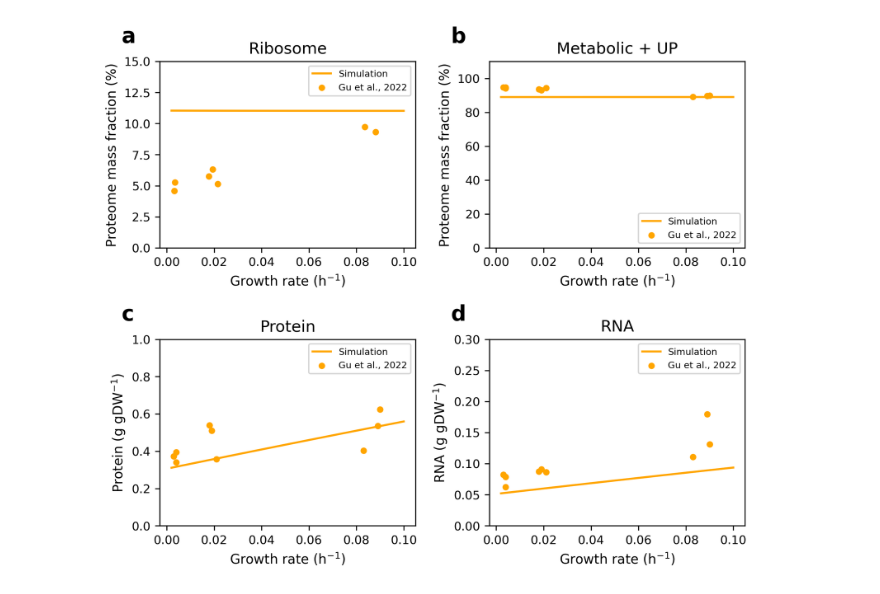
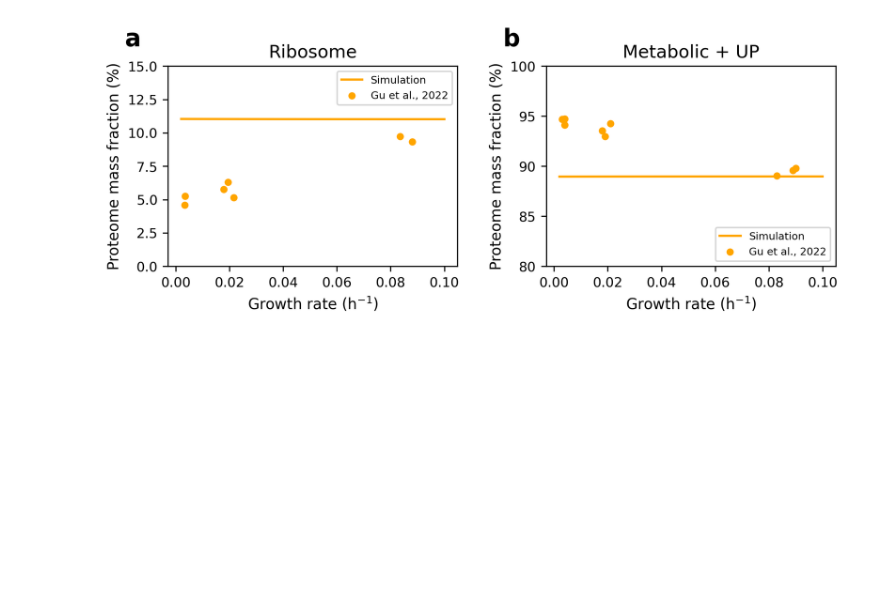
Before and after one commit to GhadaSamir2/pcMMP-model, a Jupyter notebook: Phosphate-Limited with constant k_ribo Simaultion.ipynb, the cells around one changed output. Saved outputs shown, nothing was run; the diff lists cells and outputs as text; code cells hidden in the pictures; blank space fills up the shorter version.

```diff
--- a/Phosphate-Limited with constant k_ribo Simaultion.ipynb
+++ b/Phosphate-Limited with constant k_ribo Simaultion.ipynb
@@ -21,7 +21,7 @@ def limitation_simulation():
          "metabolic_up_list": [],
         "ribosome_list": [], "total_proteins": []
     }
-    mus=[0.002, 0.01, 0.02, 0.03, 0.04, 0.05, 0.06, 0.07, 0.08, 0.09,0.1]
+    mus=[0.002,0.003,0.004, 0.01, 0.02, 0.03, 0.04, 0.05, 0.06, 0.07, 0.08, 0.09,0.1]
     for i, mu in enumerate(mus, start=1):
 
         sim.file_path = f"output/lp_file_phosphate_con_kcat{i}.lp"
@@ -48,66 +48,72 @@ def plot(results_phosphate):
         "axes.titlesize": 12,
         "axes.labelsize": 10,
         "xtick.labelsize":9,
         "ytick.labelsize": 9,
         "legend.fontsize": 7
     })
 
 
     mu_list = results_phosphate['mu_list']
 
     diluation_rate_phosphate = [0.004,0.003,0.004,0.019,0.018,0.021,0.089,0.083,0.090],
     exp_phoshate_protein = [0.340122082,0.373015028,0.394486759,0.510297316,0.539535463,0.357482229,0.534967025,0.403166849,0.623595176]
     exp_phosphate_RNA = [0.062555704,0.08202801,0.078822118,0.090647634,0.087375565,0.086344534,0.17950974,0.110794618,0.131342481]
     exp_phosphate_ribsome_x = [0.003272973, 0.003487615, 0.021544347, 0.017806336, 0.019380114, 0.083529305, 0.088069874],
     exp_phosphate_ribsome_y= [4.577735363, 5.268714659, 5.153551077, 5.758158235, 6.305182504, 9.73128644, 9.328215001]
     exp_phosphate_metabolic_up_x= [0.004,0.003,0.004,0.019,0.018,0.021,0.089,0.083,0.090],
     exp_phosphate_metabolic_up_y=[94.72140762,94.69831643,94.10985305,92.98337479,93.54020768,94.2591956,89.57755165,89.03666427,89.80582524]
 
-    fig, axes = plt.subplots(2, 2, figsize=(7, 6), dpi=300)
-    subplot_labels = ["a", "b", "c", "d"]
-    axes[0, 0].plot(mu_list, results_phosphate['ribosome_list'], label="Simulation", color='orange')
-    axes[0, 0].scatter(exp_phosphate_ribsome_x, exp_phosphate_ribsome_y, label="Gu et al., 2022", color='orange', s=15)
-    axes[0, 0].set_title("Ribosome")
-    axes[0, 0].set_ylabel("Proteome mass fraction (%)")
-    axes[0, 0].set_xlabel("Growth rate (h$^{-1}$)")
-    axes[0, 0].set_ylim(0, 15)
-    axes[0, 0].legend()
-    axes[0, 0].text(-0.15, 1.1, subplot_labels[0], transform=axes[0, 0].transAxes,fontsize=16, fontweight='bold')
+    fig1, axes1 = plt.subplots(1, 2, figsize=(7, 3), dpi=300)
+    subplot_labels = ["a", "b"]
+    axes1[0].plot(mu_list, results_phosphate['ribosome_list'], label="Simulation", color='orange')
+    axes1[0].scatter(exp_phosphate_ribsome_x, exp_phosphate_ribsome_y, label="Gu et al., 2022", color='orange', s=15)
+    axes1[0].set_title("Ribosome")
+    axes1[0].set_ylabel("Proteome mass fraction (%)")
+    axes1[0].set_xlabel("Growth rate (h$^{-1}$)")
+    axes1[0].set_ylim(0, 15)
+    axes1[0].legend()
+    axes1[0].text(-0.15, 1.1, subplot_labels[0], transform=axes1[0].transAxes,fontsize=16, fontweight='bold')
 
-    axes[0, 1].plot(mu_list, results_phosphate['metabolic_up_list'], label="Simulation", color='orange')
-    axes[0, 1].scatter(exp_phosphate_metabolic_up_x, exp_phosphate_metabolic_up_y, label="Gu et al., 2022", color='orange', s=15)
-    axes[0, 1].set_title("Metabolic + UP")
-    axes[0, 1].set_ylabel("Proteome mass fraction (%)")
-    axes[0, 1].set_xlabel("Growth rate (h$^{-1}$)")
-    axes[0, 1].set_ylim(0, 110)
-    axes[0, 1].legend(loc="lower right")
-    axes[0, 1].text(-0.15, 1.1, subplot_labels[1], transform=axes[0, 1].transAxes,fontsize=16, fontweight='bold')
+    axes1[1].plot(mu_list, results_phosphate['metabolic_up_list'], label="Simulation", color='orange')
+    axes1[1].scatter(exp_phosphate_metabolic_up_x, exp_phosphate_metabolic_up_y, label="Gu et al., 2022", color='orange', s=15)
+    axes1[1].set_title("Metabolic + UP")
+    axes1[1].set_ylabel("Proteome mass fraction (%)")
+    axes1[1].set_xlabel("Growth rate (h$^{-1}$)")
+    axes1[1].set_ylim(80, 100)
+    axes1[1].legend(loc="lower right")
+    axes1[1].text(-0.15, 1.1, subplot_labels[1], transform=axes1[1].transAxes,fontsize=16, fontweight='bold')
+    plt.tight_layout()
+    plt.savefig("Figures/phosphate_constant_ribo_ribosome_metabolicUP.png", dpi=300)
+    plt.show()
 
-    axes[1, 0].plot(mu_list, results_phosphate['total_proteins'], label="Simulation", color='orange')
-    axes[1, 0].scatter(diluation_rate_phosphate, exp_phoshate_protein, label="Gu et al., 2022", color='orange', s=15)
-    axes[1, 0].set_title("Protein")
-    axes[1, 0].set_ylabel("Protein (g gDW$^{-1}$)")
-    axes[1, 0].set_xlabel("Growth rate (h$^{-1}$)")
-    axes[1, 0].set_ylim(0, 1)
-    axes[1, 0].legend()
-    axes[1, 0].text(-0.15, 1.1, subplot_labels[2], transform=axes[1, 0].transAxes,fontsize=16, fontweight='bold')
+    fig2, axes2 = plt.subplots(1, 2, figsize=(7, 3), dpi=300)
+    subplot_labels = ["a", "b"]
 
-    axes[1, 1].plot(mu_list, results_phosphate['RNA_list'], label="Simulation", color='orange')
-    axes[1, 1].scatter(diluation_rate_phosphate, exp_phosphate_RNA, label="Gu et al., 2022", color='orange', s=15)
-    axes[1, 1].set_title("RNA")
-    axes[1, 1].set_ylabel("RNA (g gDW$^{-1}$)")
-    axes[1, 1].set_xlabel("Growth rate (h$^{-1}$)")
-    axes[1, 1].set_ylim(0, 0.3)
-    axes[1, 1].legend()
-    axes[1, 1].text(-0.15, 1.1, subplot_labels[3], transform=axes[1, 1].transAxes,fontsize=16, fontweight='bold')
+    axes2[0].plot(mu_list, results_phosphate['total_proteins'], label="Simulation", color='orange')
+    axes2[0].scatter(diluation_rate_phosphate, exp_phoshate_protein, label="Gu et al., 2022", color='orange', s=15)
+    axes2[0].set_title("Protein")
+    axes2[0].set_ylabel("Protein (g gDW$^{-1}$)")
+    axes2[0].set_xlabel("Growth rate (h$^{-1}$)")
+    axes2[0].set_ylim(0, 1)
+    axes2[0].legend()
+    axes2[0].text(-0.15, 1.1, subplot_labels[0], transform=axes2[0].transAxes,fontsize=16, fontweight='bold')
+
+    axes2[1].plot(mu_list, results_phosphate['RNA_list'], label="Simulation", color='orange')
+    axes2[1].scatter(diluation_rate_phosphate, exp_phosphate_RNA, label="Gu et al., 2022", color='orange', s=15)
+    axes2[1].set_title("RNA")
+    axes2[1].set_ylabel("RNA (g gDW$^{-1}$)")
+    axes2[1].set_xlabel("Growth rate (h$^{-1}$)")
+    axes2[1].set_ylim(0, 0.2)
+    axes2[1].legend()
+    axes2[1].text(-0.15, 1.1, subplot_labels[1], transform=axes2[1].transAxes,fontsize=16, fontweight='bold')
 
     plt.tight_layout()
-    plt.savefig("Figures/phosphate_constant_kcat_ribo.png", dpi=300)
+    plt.savefig("Figures/phosphate_constant_kcat_ribo_rna_protein.png", dpi=300)
     plt.show()
 
 if __name__ == "__main__":
     results_phosphate = limitation_simulation()
 
     plot(results_phosphate)
 # %% [output]
-[figure, old version]
+[figure, new version]
```
Also changed, not shown: parts of 1 cell of this notebook.
